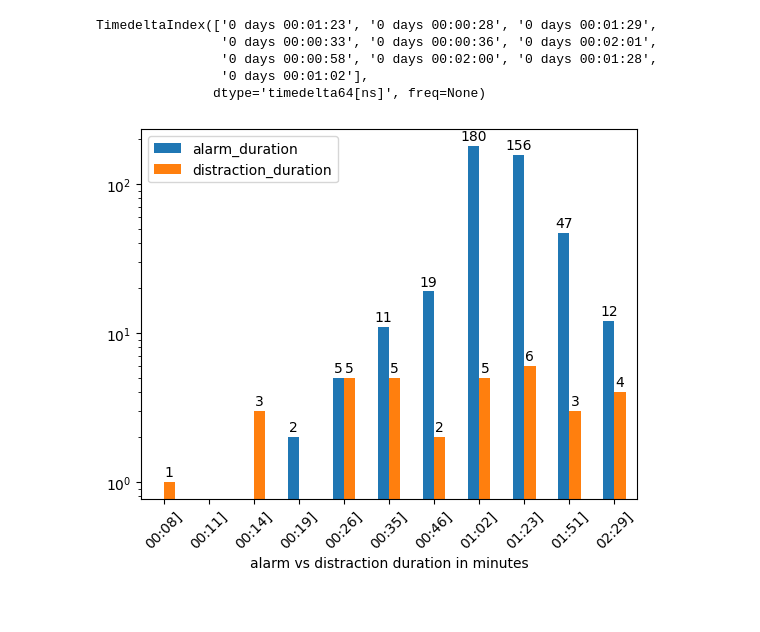
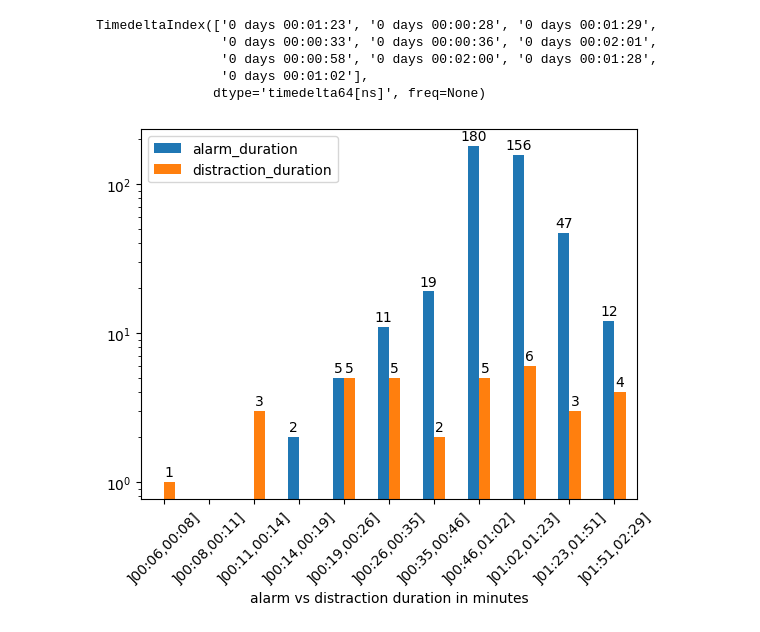
Before and after one commit to schallerala/unifr-master-ilids-alarms, a Jupyter notebook: notebooks/videos-timing-study.ipynb, the cells around one changed output. Cells and saved outputs as stored; diff of their text form; code cells hidden in the pictures.

```diff
--- a/notebooks/videos-timing-study.ipynb
+++ b/notebooks/videos-timing-study.ipynb
@@ -195,7 +195,10 @@ ax = (
 )
 
 ax.set_xticklabels(
-    [f"{seconds2minutes(c.right)}]" for c in distraction_bins.cat.categories],
+    [
+        f"]{seconds2minutes(c.left)},{seconds2minutes(c.right)}]"
+        for c in distraction_bins.cat.categories
+    ],
     rotation=45,
 )
 ax.set_xlabel("alarm vs distraction duration in minutes")
@@ -314,35 +337,38 @@ duration_max = max(distraction_duration_max, alarm_duration_max)
 
 bins = np.logspace(
     math.log10(duration_min) if duration_min > 0 else 0.0,
     math.log10(duration_max),
     12,
     endpoint=True,
 )
 
 distraction_bins = pd.cut(new_distraction_durations.dt.seconds, bins=bins)
 alarm_bins = pd.cut(alarm_durations.dt.seconds, bins=bins)
 
 ax = (
     alarm_bins.value_counts(sort=False)
     .to_frame(name="alarm_duration")
     .join(
         distraction_bins.value_counts(sort=False).to_frame(name="distraction_duration")
     )
     .plot.bar(rot=0)
 )
 
 ax.set_xticklabels(
-    [f"{seconds2minutes(c.right)}]" for c in distraction_bins.cat.categories],
+    [
+        f"]{seconds2minutes(c.left)},{seconds2minutes(c.right)}]"
+        for c in distraction_bins.cat.categories
+    ],
     rotation=45,
 )
 ax.set_xlabel("alarm vs distraction duration in minutes")
 ax.set_yscale("log")
 
 for container in ax.containers:
     ax.bar_label(container, padding=2)
 plt.show()
 # %% [output]
-[figure, old version]
+[figure, new version]
 # %%
 # Change to way time related column will be serialized in the new csv
 new_hand_distractions_df["start time"] = new_hand_distractions_df[
```
Also changed, not shown: parts of 4 cells of this notebook, 3 other files.
